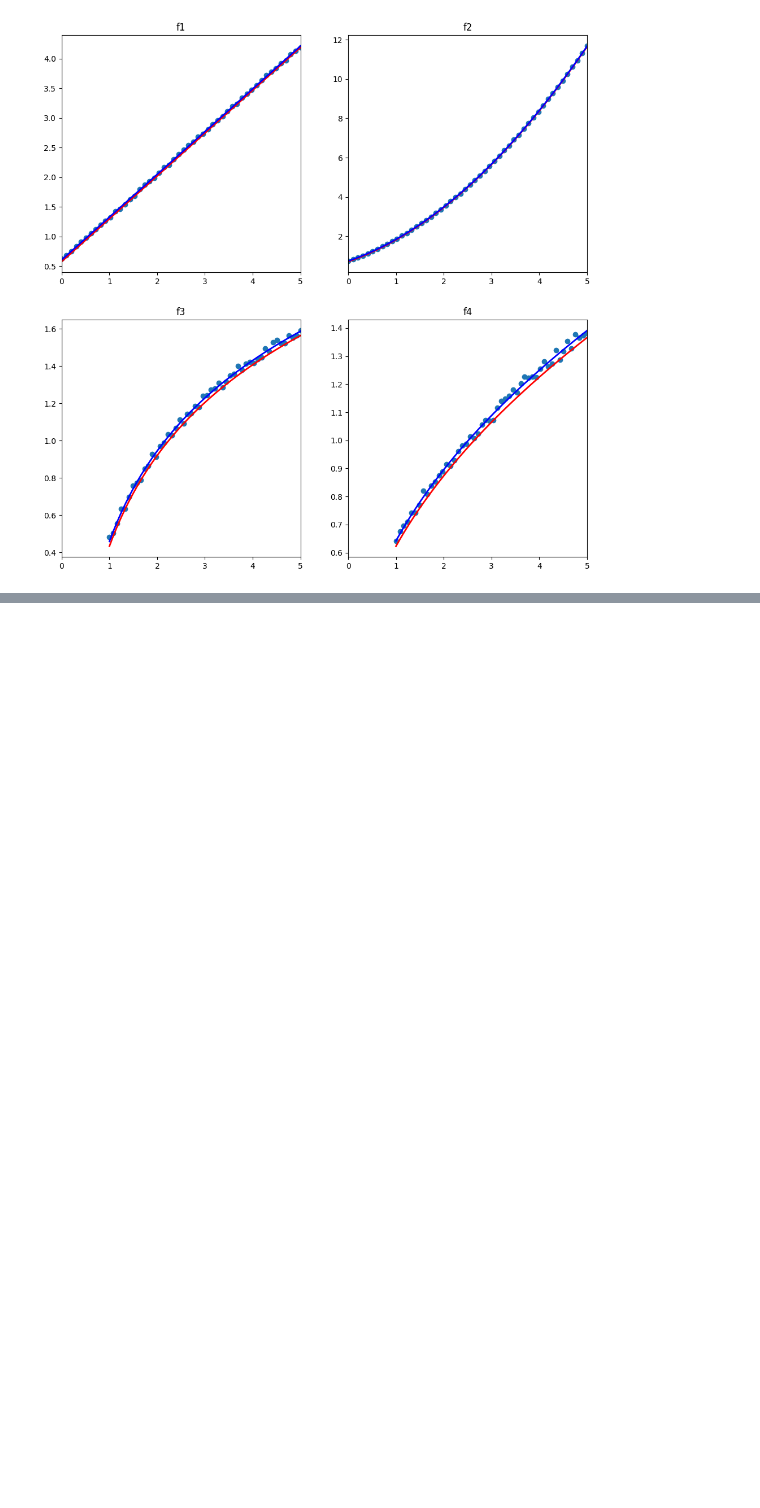
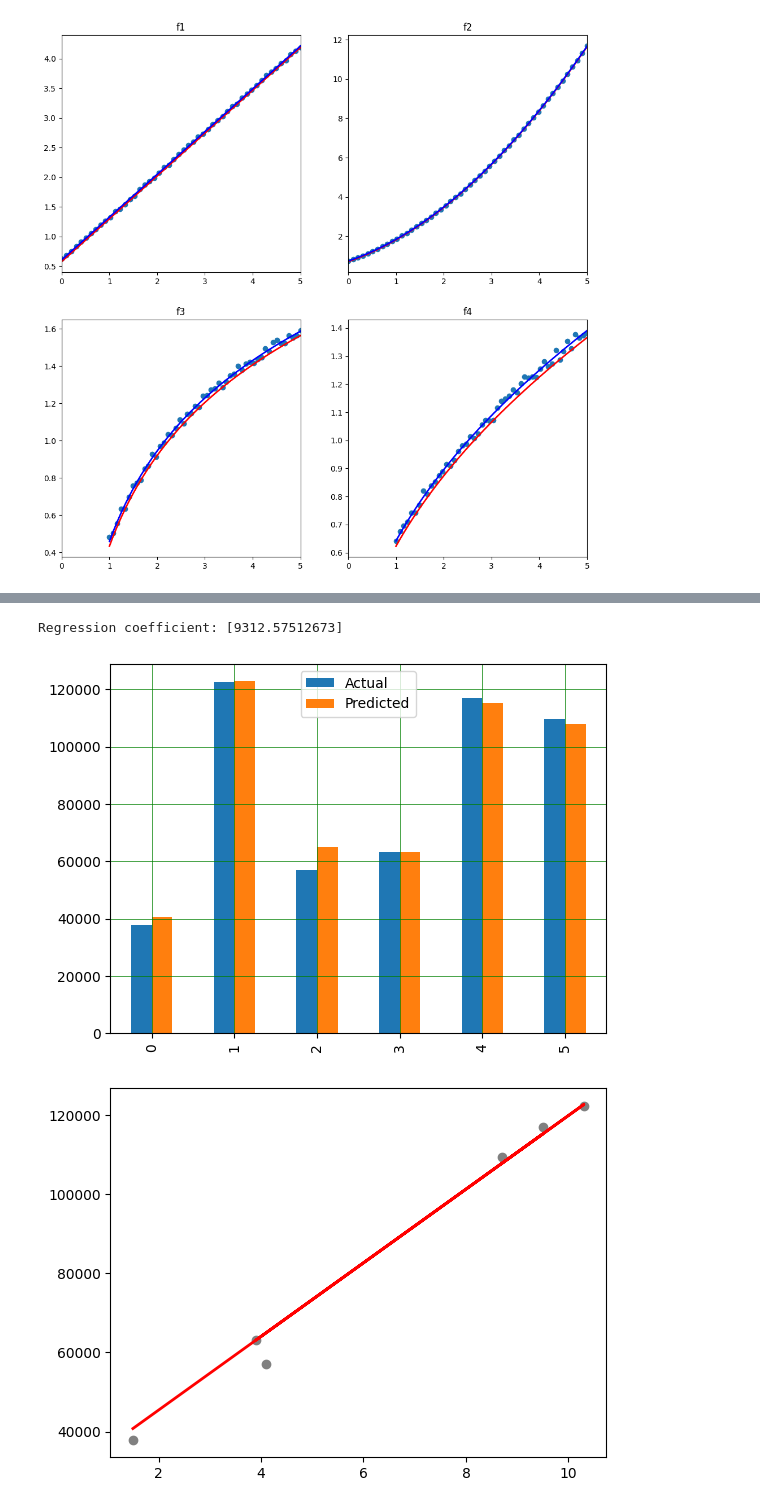
Before and after one commit to M4yd3/uni-ai, a Jupyter notebook: Marchenko_S_Workbook4.ipynb, the cells around one changed output, grey strips where cells are left out. Cells and saved outputs as stored; diff of their text form; code cells hidden in the pictures; blank space fills up the shorter version.

```diff
--- a/Marchenko_S_Workbook4.ipynb
+++ b/Marchenko_S_Workbook4.ipynb
@@ -138,0 +142,34 @@ Quadratic deviance: 0.007683052074530738
+# %%
+import matplotlib.pyplot as plt
+import pandas as pd
+from sklearn.linear_model import LinearRegression
+from sklearn.model_selection import train_test_split
+
+csv = 'https://raw.githubusercontent.com/AnnaShestova/salary-years-simple-linear-regression/master/Salary_Data.csv'
+dataset = pd.read_csv(csv)
+
+x = dataset.iloc[:, :-1].values
+y = dataset.iloc[:, -1].values
+
+x_train, x_test, y_train, y_test = train_test_split(x, y, test_size=0.2, random_state=0)
+
+regressor = LinearRegression()
+regressor.fit(x_train, y_train)
+
+print(f'Regression coefficient: {regressor.coef_}')
+
+y_pred = regressor.predict(x_test)
+df = pd.DataFrame({'Actual': y_test, 'Predicted': y_pred})
+
+df.plot(kind='bar')
+plt.grid(which='major', linestyle='-', linewidth='0.5', color='green')
+plt.grid(which='minor', linestyle=':', linewidth='0.5', color='black')
+plt.show()
+
+plt.scatter(x_test, y_test, color='grey')
+plt.plot(x_test, y_pred, color='red', lw=2)
+plt.show()
+# %% [output]
+Regression coefficient: [9312.57512673]
+[figure, added]
+[figure, added]
```
Also changed, not shown: parts of 1 cell of this notebook.
